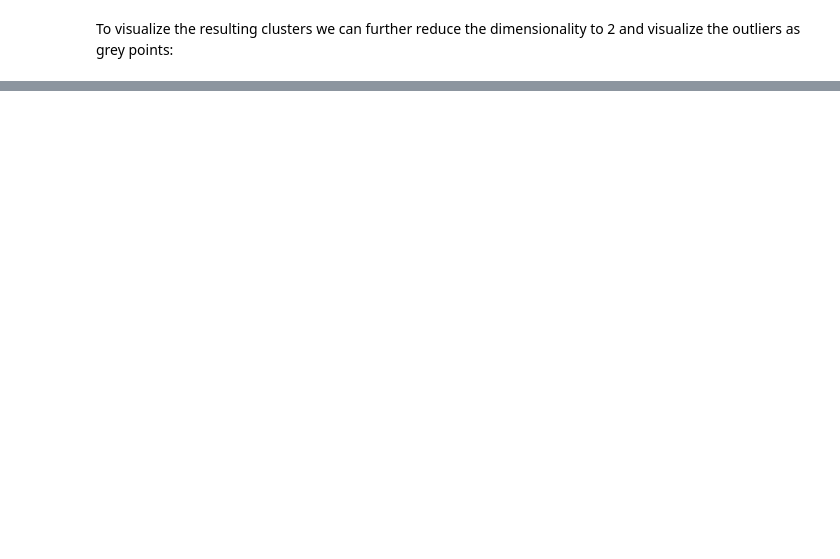
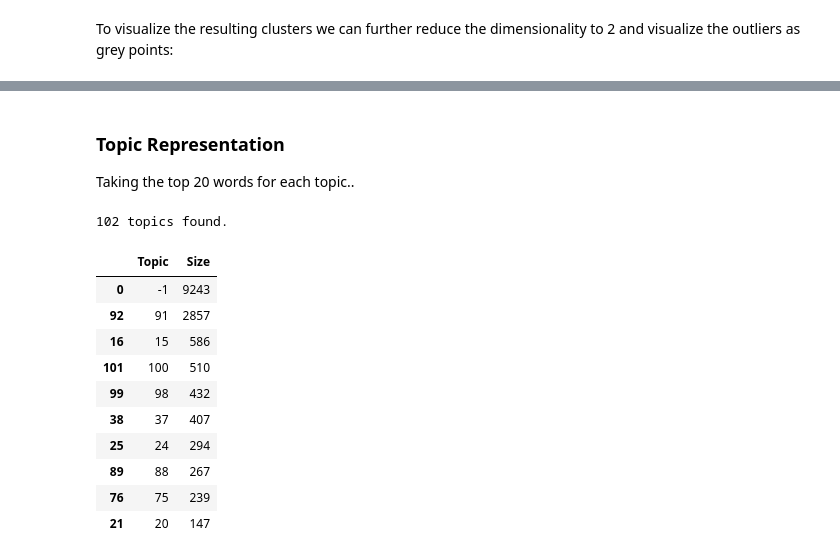
Before and after one commit to anastasiya-kuzmich/NLP-Tutorials, a Jupyter notebook: Topic-Modelling/Topic-Modelling-BERT/Topic-Modelling-With-BERT.ipynb, the cells around one changed output, grey strips where cells are left out. Cells and saved outputs as stored; diff of their text form; code cells hidden in the pictures; blank space fills up the shorter version.

Commit message:
finished the BERT tutorial to explore the method of topic modelling using clutering + vectorization

```diff
--- a/Topic-Modelling/Topic-Modelling-BERT/Topic-Modelling-With-BERT.ipynb
+++ b/Topic-Modelling/Topic-Modelling-BERT/Topic-Modelling-With-BERT.ipynb
@@ -95,0 +99,62 @@ plt.colorbar()
+# %%
+docs_df = pd.DataFrame(data, columns=["Doc"])
+docs_df['Topic'] = cluster.labels_
+docs_df['Doc_ID'] = range(len(docs_df))
+docs_per_topic = docs_df.groupby(['Topic'], as_index = False).agg({'Doc': ' '.join})
+# %%
+
+import numpy as np
+from sklearn.feature_extraction.text import CountVectorizer
+
+def c_tf_idf(documents, m, ngram_range=(1, 1)):
+    count = CountVectorizer(ngram_range=ngram_range, stop_words="english").fit(documents)
+    t = count.transform(documents).toarray()
+    w = t.sum(axis=1)
+    tf = np.divide(t.T, w)
+    sum_t = t.sum(axis=0)
+    idf = np.log(np.divide(m, sum_t)).reshape(-1, 1)
+    tf_idf = np.multiply(tf, idf)
+
+    return tf_idf, count
+
+tf_idf, count = c_tf_idf(docs_per_topic.Doc.values, m=len(data))
+# %% [markdown]
+### Topic Representation
+
+Taking the top 20 words for each topic..
+# %%
+def extract_top_n_words_per_topic(tf_idf, count, docs_per_topic, n=20):
+    words = count.get_feature_names_out()
+    labels = list(docs_per_topic.Topic)
+    tf_idf_transposed = tf_idf.T
+    indices = tf_idf_transposed.argsort()[:, -n:]
+    top_n_words = {label: [(words[j], tf_idf_transposed[i][j]) for j in indices[i]][::-1] for i, label in enumerate(labels)}
+    return top_n_words
+
+def extract_topic_sizes(df):
+    topic_sizes = (df.groupby(['Topic'])
+                     .Doc
+                     .count()
+                     .reset_index()
+                     .rename({"Topic": "Topic", "Doc": "Size"}, axis='columns')
+                     .sort_values("Size", ascending=False))
+    return topic_sizes
+
+top_n_words = extract_top_n_words_per_topic(tf_idf, count, docs_per_topic, n=20)
+topic_sizes = extract_topic_sizes(docs_df);
+
+print(str(topic_sizes.shape[0]) + " topics found.")
+topic_sizes.head(10)
+# %% [output]
+102 topics found.
+|  | Topic | Size |
+| 0 | -1 | 9243 |
+| 92 | 91 | 2857 |
+| 16 | 15 | 586 |
+| 101 | 100 | 510 |
+| 99 | 98 | 432 |
+| 38 | 37 | 407 |
+| 25 | 24 | 294 |
+| 89 | 88 | 267 |
+| 76 | 75 | 239 |
+| 21 | 20 | 147 |
```
Also changed, not shown: parts of 6 cells of this notebook.
